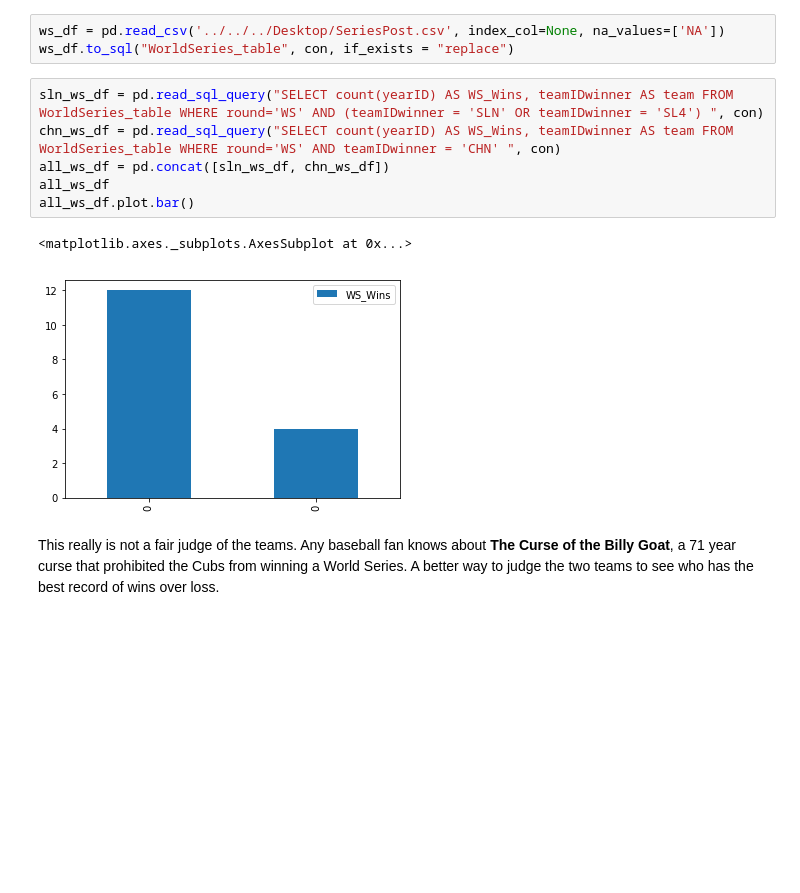
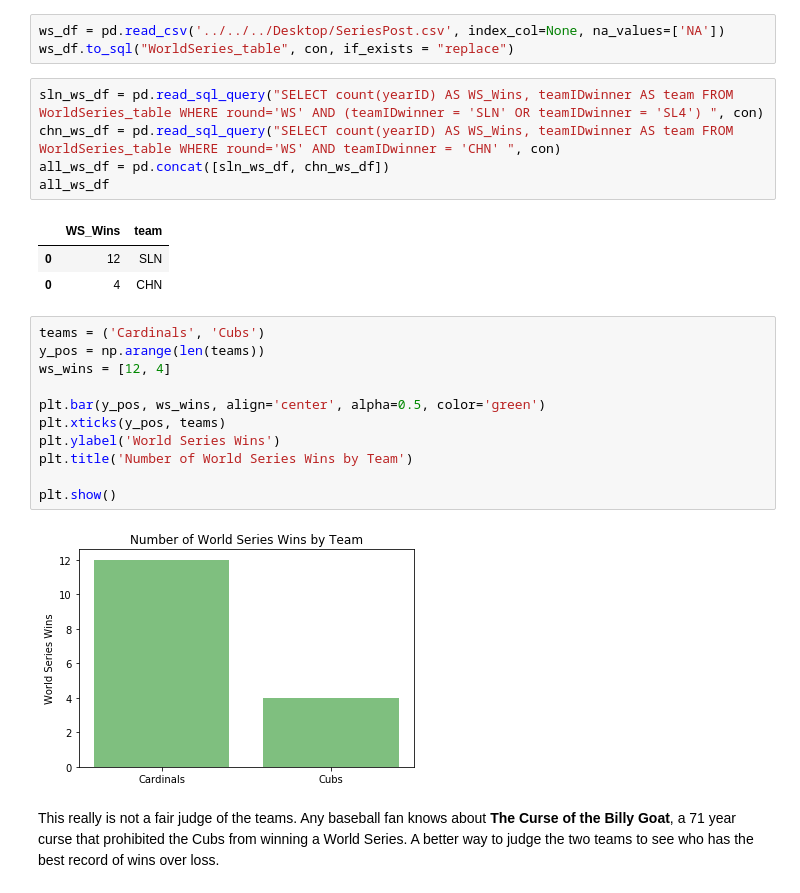
Before and after one commit to afbaum/baseball, a Jupyter notebook: Baseball.ipynb, the cells around one changed output. Cells and saved outputs as stored; diff of their text form; blank space fills up the shorter version.

Commit message:
adding graphs

```diff
--- a/Baseball.ipynb
+++ b/Baseball.ipynb
@@ -24,9 +25,22 @@ sln_ws_df = pd.read_sql_query("SELECT count(yearID) AS WS_Wins, teamIDwinner AS
 chn_ws_df = pd.read_sql_query("SELECT count(yearID) AS WS_Wins, teamIDwinner AS team FROM WorldSeries_table WHERE round='WS' AND teamIDwinner = 'CHN' ", con)
 all_ws_df = pd.concat([sln_ws_df, chn_ws_df])
 all_ws_df
-all_ws_df.plot.bar()
 # %% [output]
-<matplotlib.axes._subplots.AxesSubplot at 0x...>
-[figure, removed]
+|  | WS_Wins | team |
+| 0 | 12 | SLN |
+| 0 | 4 | CHN |
+# %%
+teams = ('Cardinals', 'Cubs')
+y_pos = np.arange(len(teams))
+ws_wins = [12, 4]
+
+plt.bar(y_pos, ws_wins, align='center', alpha=0.5, color='green')
+plt.xticks(y_pos, teams)
+plt.ylabel('World Series Wins')
+plt.title('Number of World Series Wins by Team')
+
+plt.show()
+# %% [output]
+[figure, added]
 # %% [markdown]
 This really is not a fair judge of the teams.  Any baseball fan knows about **The Curse of the Billy Goat**, a 71 year curse that prohibited the Cubs from winning a World Series.  A better way to judge the two teams to see who has the best record of wins over loss.
```
Also changed, not shown: parts of 9 cells of this notebook, 1 other file.
